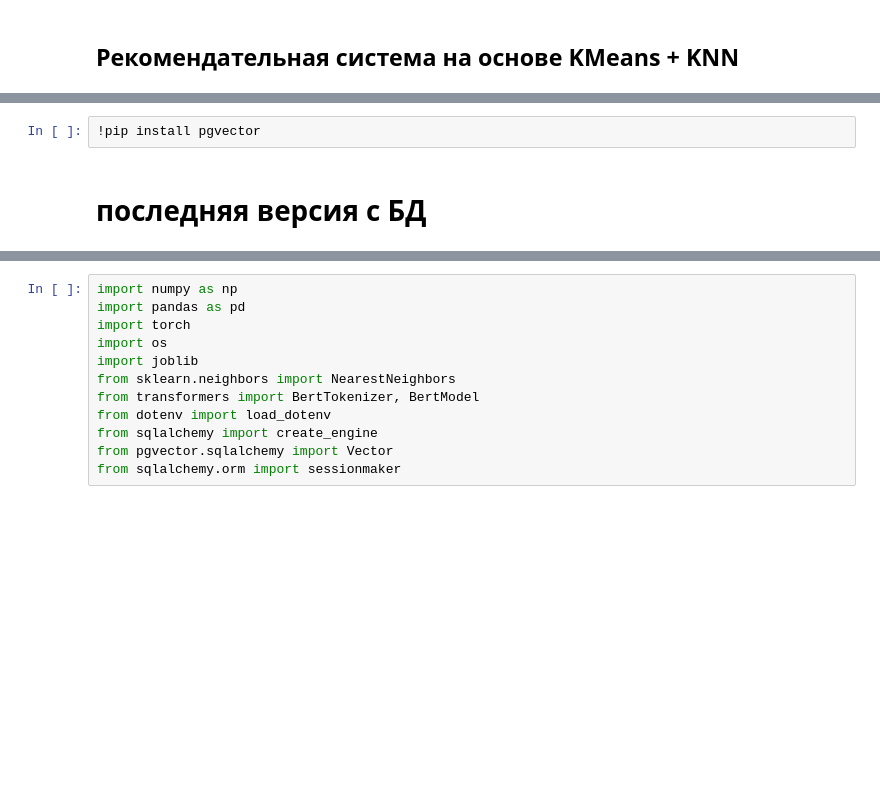
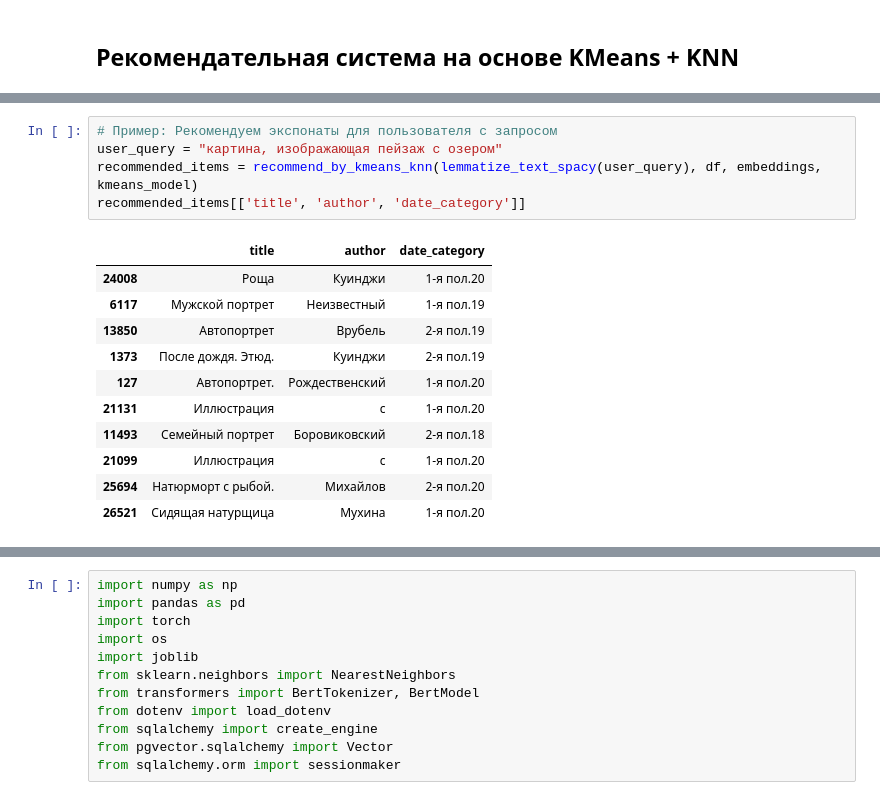
Before and after one commit to servgri/hackaton_1, a Jupyter notebook: Model/EDA - copy.ipynb, the cells around one changed output, grey strips where cells are left out. Drawn from its saved outputs; the diff is of its cells as text; blank space fills up the shorter version.

```diff
--- a/Model/EDA - copy.ipynb
+++ b/Model/EDA - copy.ipynb
@@ -980,4 +1228,17 @@ print(recommended_exhibits, sep='\n')
-# %%
-!pip install pgvector
-# %% [markdown]
-# последняя версия с БД
+# %%
+# Пример: Рекомендуем экспонаты для пользователя с запросом
+user_query = "картина, изображающая пейзаж с озером"
+recommended_items = recommend_by_kmeans_knn(lemmatize_text_spacy(user_query), df, embeddings, kmeans_model)
+recommended_items[['title', 'author', 'date_category']]
+# %% [output]
+|  | title | author | date_category |
+| 24008 | Роща | Куинджи | 1-я пол.20 |
+| 6117 | Мужской портрет | Неизвестный | 1-я пол.19 |
+| 13850 | Автопортрет | Врубель | 2-я пол.19 |
+| 1373 | После дождя. Этюд. | Куинджи | 2-я пол.19 |
+| 127 | Автопортрет. | Рождественский | 1-я пол.20 |
+| 21131 | Иллюстрация | с | 1-я пол.20 |
+| 11493 | Семейный портрет | Боровиковский | 2-я пол.18 |
+| 21099 | Иллюстрация | с | 1-я пол.20 |
+| 25694 | Натюрморт с рыбой. | Михайлов | 2-я пол.20 |
+| 26521 | Сидящая натурщица | Мухина | 1-я пол.20 |
```
Also changed, not shown: parts of 62 cells of this notebook.
